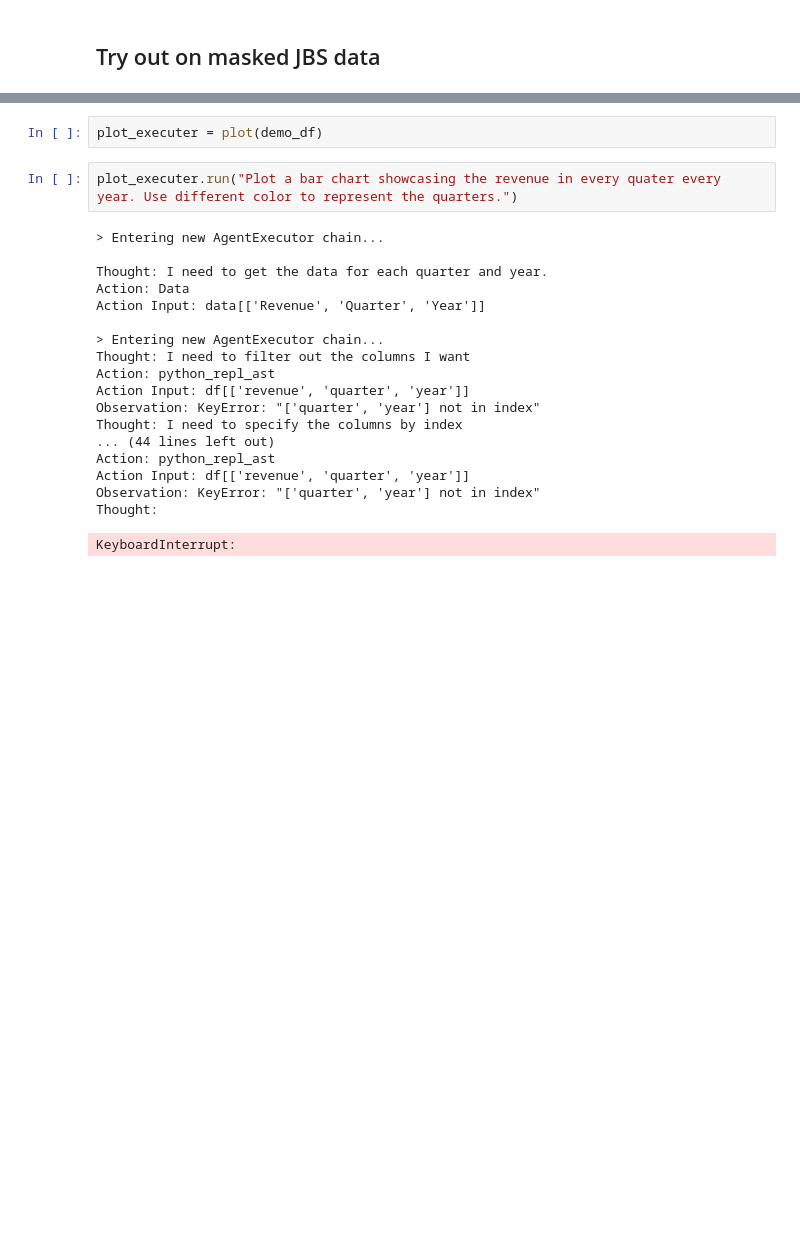
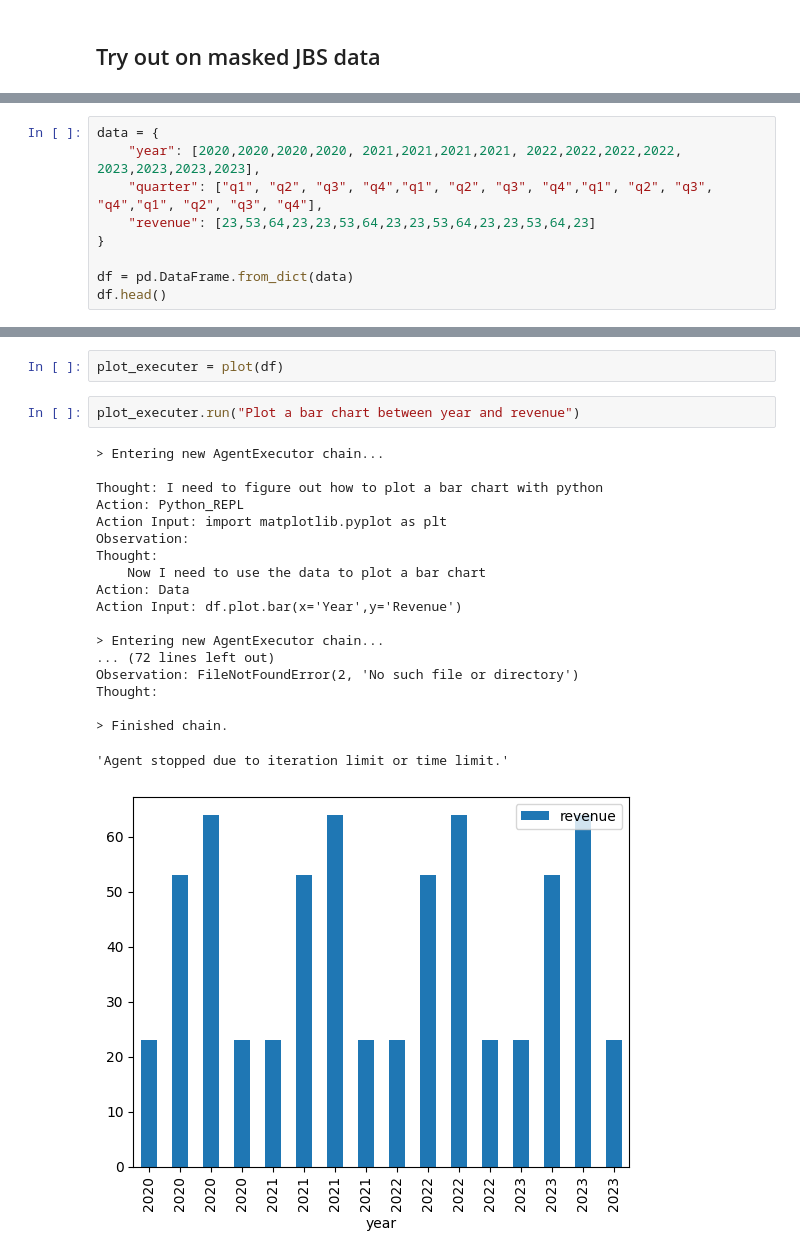
Before and after one commit to Flexday-Solutions/llm-chart-gen, a Jupyter notebook: chart-gen.ipynb, the cells around one changed output, grey strips where cells are left out. Drawn from its saved outputs; the diff is of its cells as text; blank space fills up the shorter version.

```diff
--- a/chart-gen.ipynb
+++ b/chart-gen.ipynb
@@ -191,0 +258,9 @@ demo_df.head()
+# %%
+data = {
+    "year": [2020,2020,2020,2020, 2021,2021,2021,2021, 2022,2022,2022,2022, 2023,2023,2023,2023],
+    "quarter": ["q1", "q2", "q3", "q4","q1", "q2", "q3", "q4","q1", "q2", "q3", "q4","q1", "q2", "q3", "q4"],
+    "revenue": [23,53,64,23,23,53,64,23,23,53,64,23,23,53,64,23]
+}
+
+df = pd.DataFrame.from_dict(data)
+df.head()
@@ -192,23 +274,24 @@ demo_df.head()
 # %%
-plot_executer = plot(demo_df)
+plot_executer = plot(df)
 # %%
-plot_executer.run("Plot a bar chart showcasing the revenue in every quater every year. Use different color to represent the quarters.")
+plot_executer.run("Plot a bar chart between year and revenue")
 # %% [output]
 > Entering new AgentExecutor chain...
 
-Thought: I need to get the data for each quarter and year.
+Thought: I need to figure out how to plot a bar chart with python
+Action: Python_REPL
+Action Input: import matplotlib.pyplot as plt
+Observation:
+Thought:
+    Now I need to use the data to plot a bar chart
 Action: Data
-Action Input: data[['Revenue', 'Quarter', 'Year']]
+Action Input: df.plot.bar(x='Year',y='Revenue')
 
 > Entering new AgentExecutor chain...
-Thought: I need to filter out the columns I want
-Action: python_repl_ast
-Action Input: df[['revenue', 'quarter', 'year']]
-Observation: KeyError: "['quarter', 'year'] not in index"
-Thought: I need to specify the columns by index
-... (44 lines left out)
-Action: python_repl_ast
-Action Input: df[['revenue', 'quarter', 'year']]
-Observation: KeyError: "['quarter', 'year'] not in index"
+... (72 lines left out)
+Observation: FileNotFoundError(2, 'No such file or directory')
 Thought:
+
+> Finished chain.
-KeyboardInterrupt:
+'Agent stopped due to iteration limit or time limit.'
+[figure, added]
```
Also changed, not shown: parts of 11 cells of this notebook, 1 other file.
